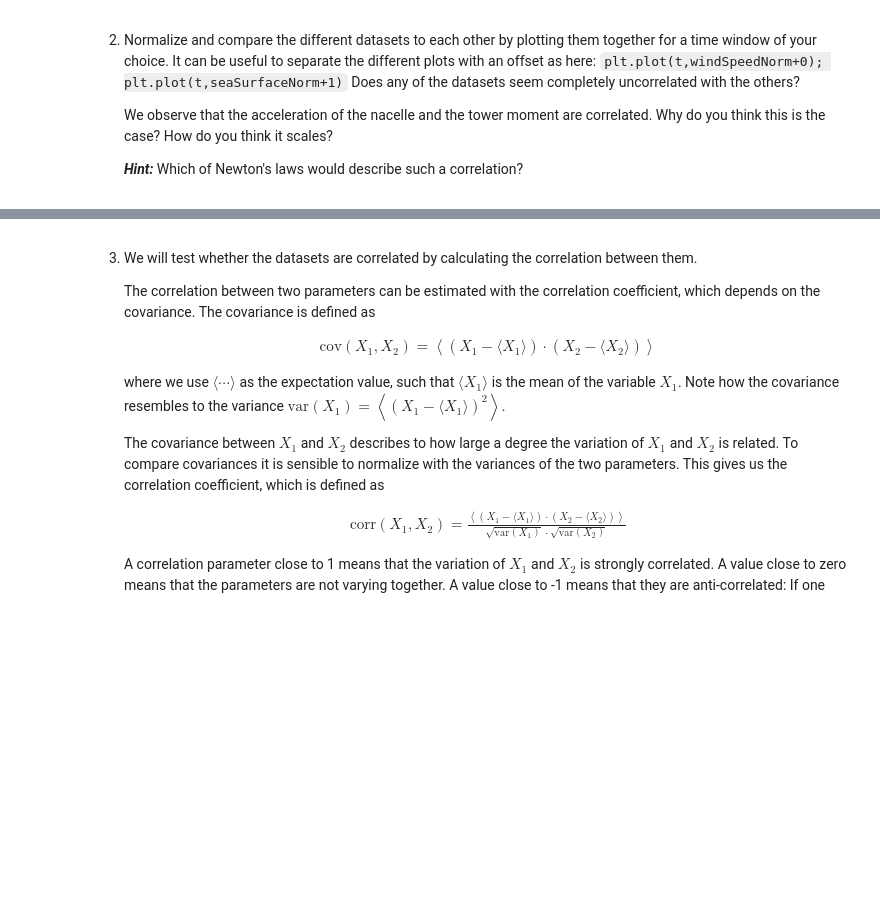
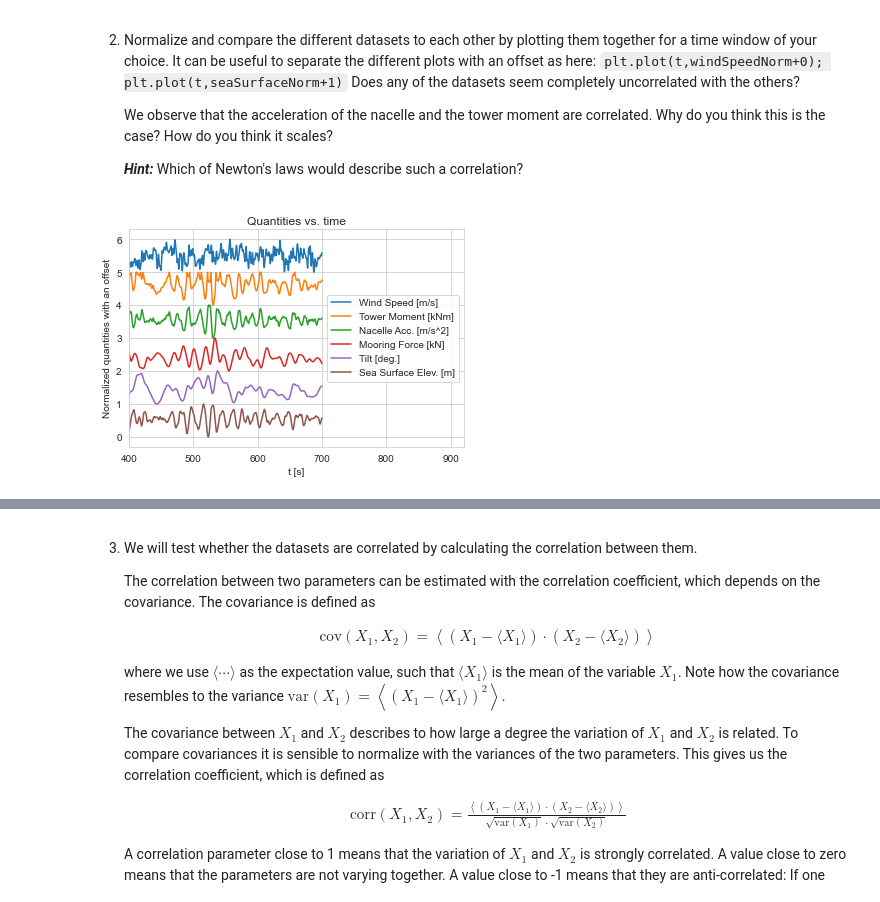
Before and after one commit to smilex555/phys718-hwp, a Jupyter notebook: project1-test/Project_1_Floating_Wind_Turbine_students.ipynb, the cells around one changed output, grey strips where cells are left out. Drawn from its saved outputs; the diff is of its cells as text; code cells hidden in the pictures; blank space fills up the shorter version.

```diff
--- a/project1-test/Project_1_Floating_Wind_Turbine_students.ipynb
+++ b/project1-test/Project_1_Floating_Wind_Turbine_students.ipynb
@@ -185,4 +229,32 @@ Does any of the datasets seem completely uncorrelated with the others?
 
     ***Hint:*** Which of Newton's laws would describe such a correlation?
 # %%
-# Your solution here
+#task 2
+#set the time window as t = 400s to t = 700s
+#using sliceArray function to get the quantities in the required time window
+#using normalizeArray function to normalaize the array
+normseasurface = normalizeArray(sliceArray(seaSurface, t, 400, 700))
+normtilt = normalizeArray(sliceArray(tilt, t, 400, 700))
+normmooring = normalizeArray(sliceArray(mooring, t, 400, 700))
+normacc = normalizeArray(sliceArray(nacAcc, t, 400, 700))
+normtowermom = normalizeArray(sliceArray(towerMom, t, 400, 700))
+normwindspeed = normalizeArray(sliceArray(windSpeed, t, 400, 700))
+
+#time window for the plots
+twindow = t[(t>400) & (t<=700)]
+
+#Plotting every quatity per the time above
+plt.plot(twindow,normwindspeed + 5, label = "Wind Speed [m/s]")
+plt.plot(twindow,normtowermom + 4, label = "Tower Moment [kNm]")
+plt.plot(twindow,normacc + 3, label = "Nacelle Acc. [m/s^2]")
+plt.plot(twindow,normmooring + 2, label = "Mooring Force [kN]")
+plt.plot(twindow,normtilt + 1, label="Tilt [deg.]")
+plt.plot(twindow, normseasurface, label="Sea Surface Elev. [m]")
+plt.xlabel('t [s]')
+plt.ylabel('Normalized quantities with an offset')
+plt.xlim(400,920)
+plt.legend(loc = 'right')
+plt.title("Quantities vs. time")
+plt.show()
+# %% [output]
+[figure, added]
```
Also changed, not shown: parts of 11 cells of this notebook.
